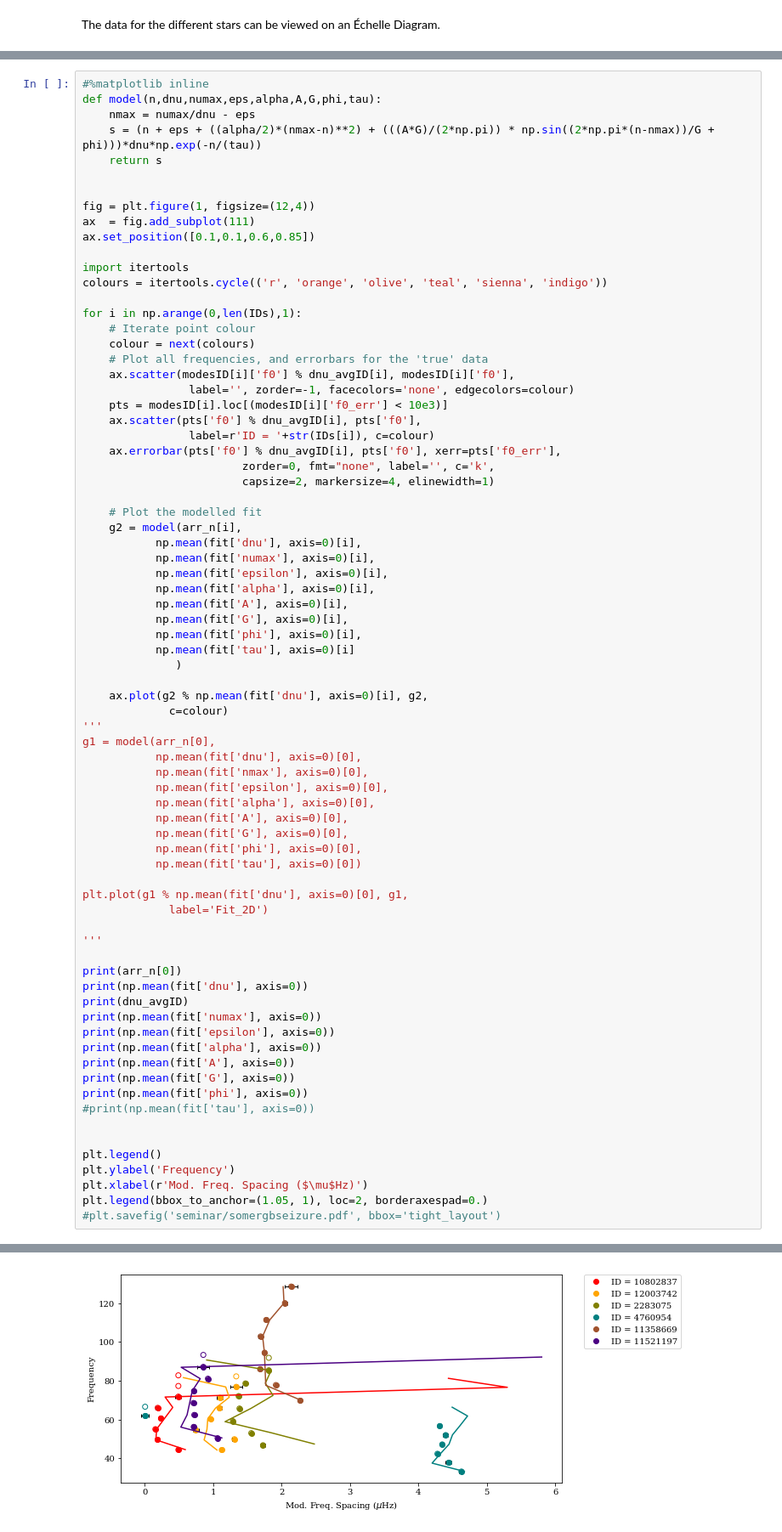
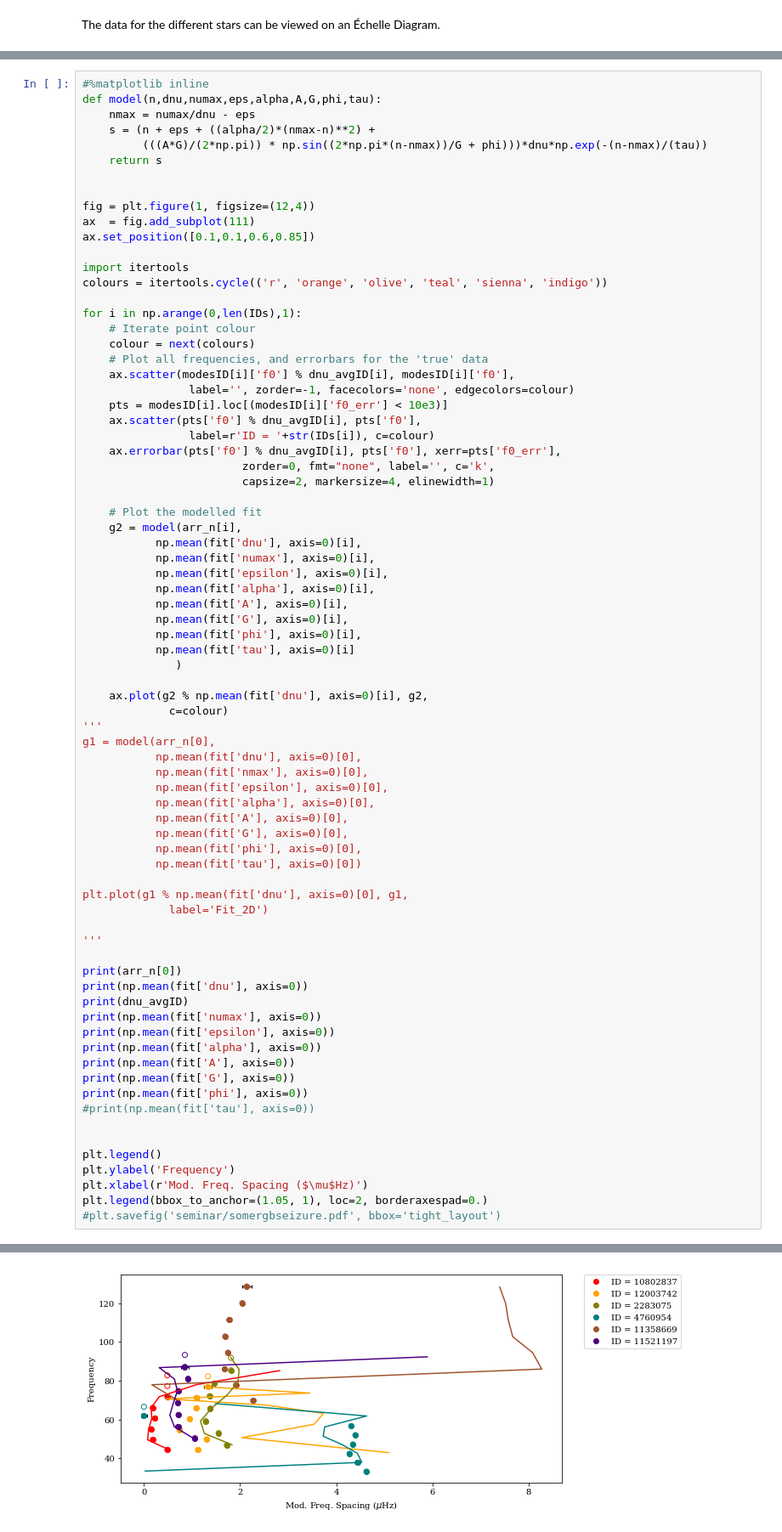
Before and after one commit to daw538/y4project, a Jupyter notebook: Dan_notebooks/rgdata-hbm-tau.ipynb, the cells around one changed output, grey strips where cells are left out. Shown at 85% size. Cells and saved outputs as stored; diff of their text form.

```diff
--- a/Dan_notebooks/rgdata-hbm-tau.ipynb
+++ b/Dan_notebooks/rgdata-hbm-tau.ipynb
@@ -294,7 +296,8 @@ WARNING:pystan:Deprecation warning. In future, use ArviZ library (`pip install a
 #%matplotlib inline
 def model(n,dnu,numax,eps,alpha,A,G,phi,tau):
     nmax = numax/dnu - eps
-    s = (n + eps + ((alpha/2)*(nmax-n)**2) + (((A*G)/(2*np.pi)) * np.sin((2*np.pi*(n-nmax))/G + phi)))*dnu*np.exp(-n/(tau))
+    s = (n + eps + ((alpha/2)*(nmax-n)**2) +
+         (((A*G)/(2*np.pi)) * np.sin((2*np.pi*(n-nmax))/G + phi)))*dnu*np.exp(-(n-nmax)/(tau))
     return s
 
 
@@ -378,5 +381,5 @@ plt.legend(bbox_to_anchor=(1.05, 1), loc=2, borderaxespad=0.)
 <matplotlib.legend.Legend at 0x...>
-[figure, old version]
+[figure, new version]
 # %%
 %matplotlib inline
 plt.figure(2)
```
Also changed, not shown: parts of 5 cells of this notebook.
